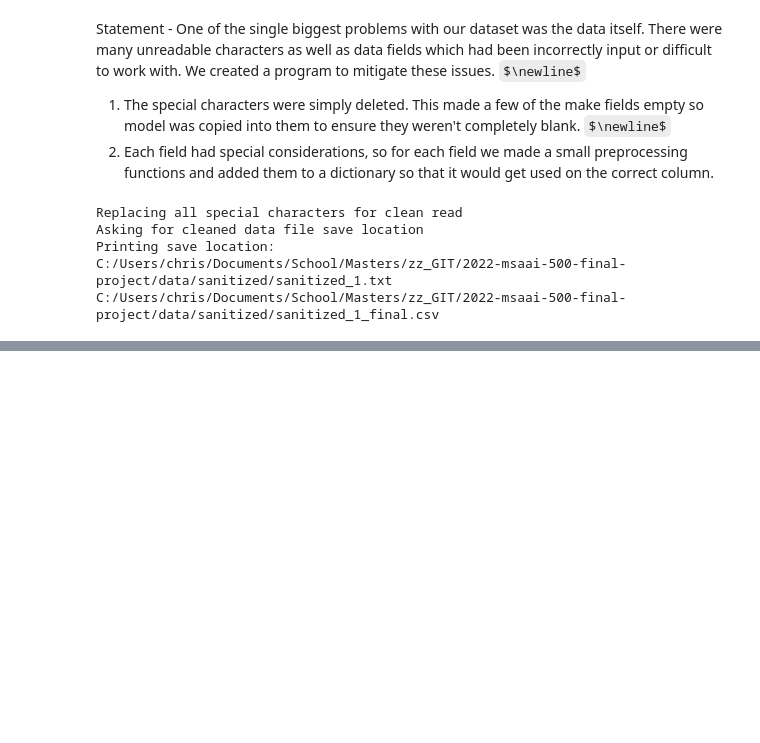
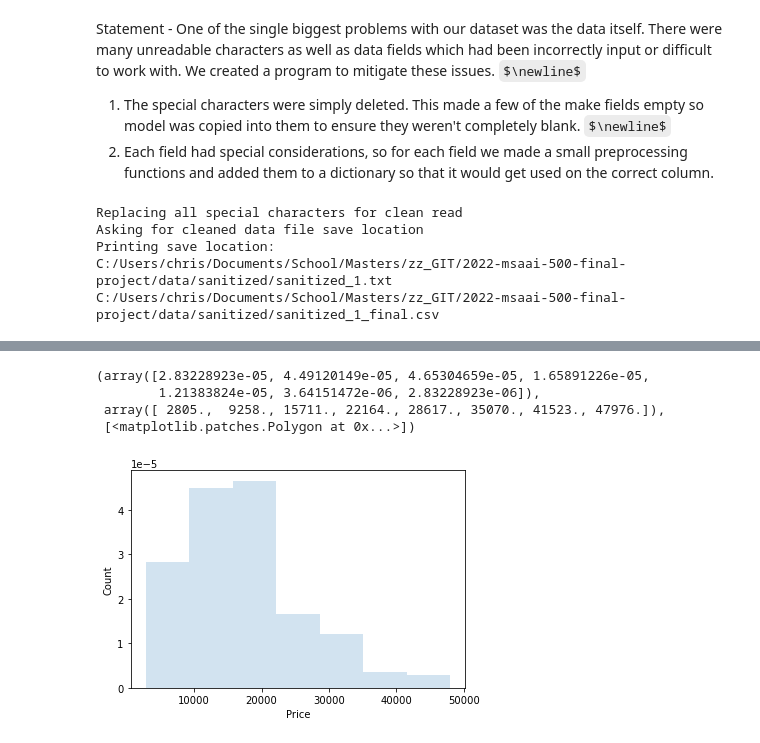
Before and after one commit to addsandwich/2022-msaai-500-final-project, a Jupyter notebook: notebooks/1_Data_Preprocessing.ipynb, the cells around one changed output, grey strips where cells are left out. Drawn from its saved outputs; the diff is of its cells as text; code cells hidden in the pictures; some formulas as TeX source; blank space fills up the shorter version.

```diff
--- a/notebooks/1_Data_Preprocessing.ipynb
+++ b/notebooks/1_Data_Preprocessing.ipynb
@@ -50,0 +120,19 @@ display(data.head(15))
+# %%
+# This function samples the data at number 'n' per sample
+sample = du.random_mean_sample(data['Price'], 50)
+
+# label the plot
+plt.xlabel("Price")
+plt.ylabel("Count")
+
+# create histogram
+# note this is a sorted sample set and we remove the last one
+# we know from looking at the data the last sample is messed up from a large outlier
+plt.hist(sample[:-1], bins=7, density=True, histtype='stepfilled',
+         alpha=0.2, label='histogram of data')
+# %% [output]
+(array([2.83228923e-05, 4.49120149e-05, 4.65304659e-05, 1.65891226e-05,
+        1.21383824e-05, 3.64151472e-06, 2.83228923e-06]),
+ array([ 2805.,  9258., 15711., 22164., 28617., 35070., 41523., 47976.]),
+ [<matplotlib.patches.Polygon at 0x...>])
+[figure, added]
```
Also changed, not shown: parts of 11 cells of this notebook, 8 other files.
